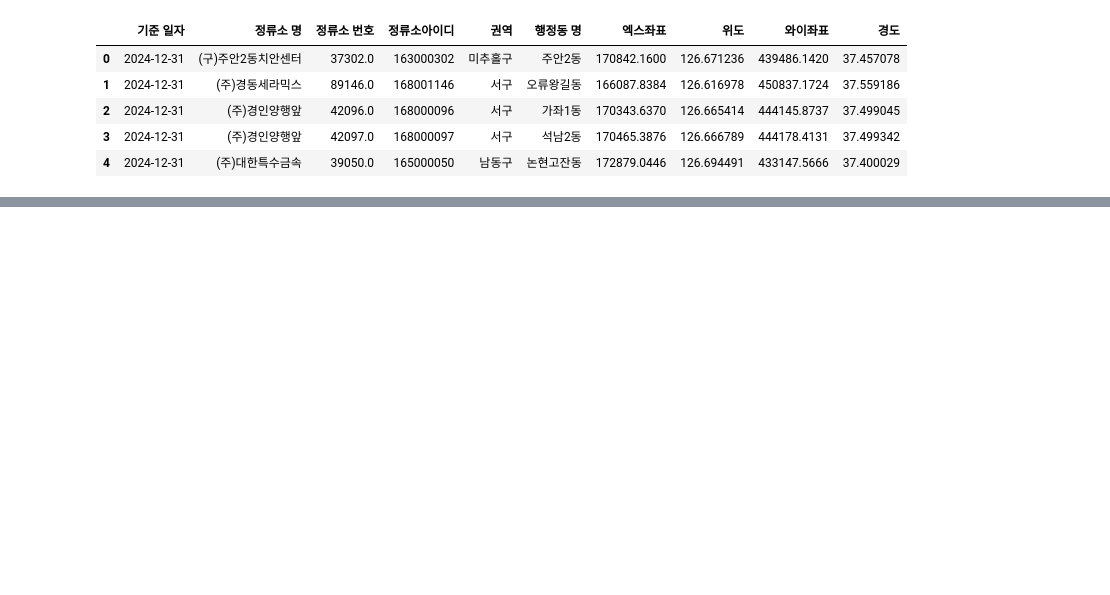
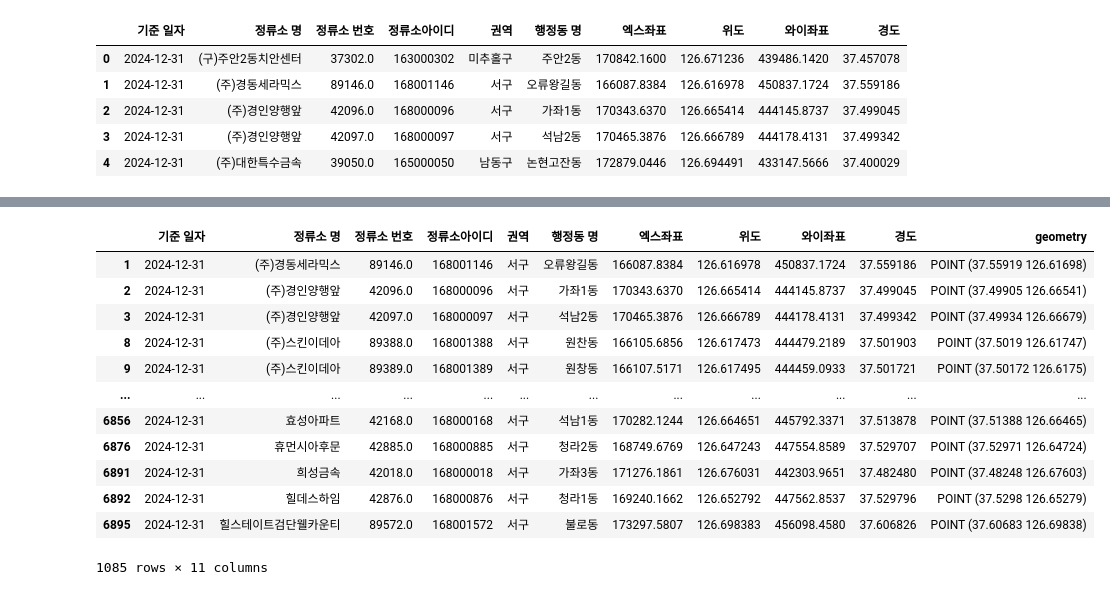
Before and after one commit to taegyeong0225/seogu-bus-optimization, a Jupyter notebook: analysis/02_인천_서구_버스_노선.ipynb, the cells around one changed output, grey strips where cells are left out. Drawn from its saved outputs; the diff is of its cells as text; code cells hidden in the pictures; blank space fills up the shorter version.

```diff
--- a/analysis/02_인천_서구_버스_노선.ipynb
+++ b/analysis/02_인천_서구_버스_노선.ipynb
@@ -60,3 +59,8 @@ df.head()
 | 2 | 2024-12-31 | (주)경인양행앞 | 42096.0 | 168000096 | 서구 | 가좌1동 | 170343.6370 | 126.665414 | 444145.8737 | 37.499045 |
 | 3 | 2024-12-31 | (주)경인양행앞 | 42097.0 | 168000097 | 서구 | 석남2동 | 170465.3876 | 126.666789 | 444178.4131 | 37.499342 |
 | 4 | 2024-12-31 | (주)대한특수금속 | 39050.0 | 165000050 | 남동구 | 논현고잔동 | 172879.0446 | 126.694491 | 433147.5666 | 37.400029 |
+# %%
+# 위도랑 경도 제대로 고치기
+df = df.rename(columns={'위도': '경도_tmp', '경도': '위도'})
+df = df.rename(columns={'경도_tmp': '경도'})
+df
@@ -63,6 +81,15 @@ df.head()
 # %%
-df = df[df['권역'] == '서구']
+# 1. 원본에서 복사본 생성 (명시적 copy)
+df = df.copy()
 
-df['geometry'] = df.apply(lambda row: Point(row['경도'], row['위도']), axis=1)
+# 2. 권역 컬럼 공백 제거
+df['권역'] = df['권역'].str.strip()
 
+# 3. 서구만 필터링
+df = df[df['권역'] == '서구'].copy()
+
+# 4. geometry 생성 (Point(경도, 위도))
+df['geometry'] = df.apply(lambda row: Point(row['위도'], row['경도']), axis=1)
+
+# 5. GeoDataFrame 생성
 gdf_seogu_bus = gpd.GeoDataFrame(df, geometry='geometry', crs='EPSG:4326')
@@ -75,13 +96,12 @@ See the caveats in the documentation: https://pandas.pydata.org/pandas-docs/stab
 # %%
-# 평균 중심 계산 (경도 ↔ 위도 스왑)
-center_lat = gdf_seogu_bus['경도'].mean()  # 실제 위도
-center_lon = gdf_seogu_bus['위도'].mean()  # 실제 경도
+center_lat = gdf_seogu_bus['위도'].mean()  # 실제 위도
+center_lon = gdf_seogu_bus['경도'].mean()  # 실제 경도
 
 m = folium.Map(location=[center_lat, center_lon], zoom_start=13)
 
 for _, row in gdf_seogu_bus.iterrows():
     folium.CircleMarker(
-        location=[row['경도'], row['위도']],  # ✅ 위도, 경도 순서!
+        location=[row['위도'], row['경도']],
         radius=3,
         color='blue',
         fill=True,
@@ -94,0 +259,27 @@ m
+# %%
+# 좌표계 지정 (EPSG:4326은 위도-경도 좌표계)
+gdf_seogu_bus.set_crs(epsg=4326, inplace=True)
+
+# 위도, 경도 순서가 아니라 → 경도, 위도 순서로 입력해야 함
+df['geometry'] = df.apply(lambda row: Point(row['경도'], row['위도']), axis=1)
+gdf_seogu_bus = gpd.GeoDataFrame(df, geometry='geometry', crs='EPSG:4326')
+gdf_seogu_bus['geometry'] = gdf_seogu_bus.apply(lambda row: Point(row['경도'], row['위도']), axis=1)
+
+# 올바르게 geometry 재생성
+gdf_seogu_bus['geometry'] = gdf_seogu_bus.apply(lambda row: Point(row['경도'], row['위도']), axis=1)
+gdf_seogu_bus.set_crs(epsg=4326, inplace=True)
+gdf_seogu_bus
+# %% [output]
+|  | 기준 일자 | 정류소 명 | 정류소 번호 | 정류소아이디 | 권역 | 행정동 명 | 엑스좌표 | 위도 | 와이좌표 | 경도 | geometry |
+| 1 | 2024-12-31 | (주)경동세라믹스 | 89146.0 | 168001146 | 서구 | 오류왕길동 | 166087.8384 | 126.616978 | 450837.1724 | 37.559186 | POINT (37.55919 126.61698) |
+| 2 | 2024-12-31 | (주)경인양행앞 | 42096.0 | 168000096 | 서구 | 가좌1동 | 170343.6370 | 126.665414 | 444145.8737 | 37.499045 | POINT (37.49905 126.66541) |
+| 3 | 2024-12-31 | (주)경인양행앞 | 42097.0 | 168000097 | 서구 | 석남2동 | 170465.3876 | 126.666789 | 444178.4131 | 37.499342 | POINT (37.49934 126.66679) |
+| 8 | 2024-12-31 | (주)스킨이데아 | 89388.0 | 168001388 | 서구 | 원찬동 | 166105.6856 | 126.617473 | 444479.2189 | 37.501903 | POINT (37.5019 126.61747) |
+| 9 | 2024-12-31 | (주)스킨이데아 | 89389.0 | 168001389 | 서구 | 원창동 | 166107.5171 | 126.617495 | 444459.0933 | 37.501721 | POINT (37.50172 126.6175) |
+| ... | ... | ... | ... | ... | ... | ... | ... | ... | ... | ... | ... |
+| 6856 | 2024-12-31 | 효성아파트 | 42168.0 | 168000168 | 서구 | 석남1동 | 170282.1244 | 126.664651 | 445792.3371 | 37.513878 | POINT (37.51388 126.66465) |
+| 6876 | 2024-12-31 | 휴먼시아후문 | 42885.0 | 168000885 | 서구 | 청라2동 | 168749.6769 | 126.647243 | 447554.8589 | 37.529707 | POINT (37.52971 126.64724) |
+| 6891 | 2024-12-31 | 희성금속 | 42018.0 | 168000018 | 서구 | 가좌3동 | 171276.1861 | 126.676031 | 442303.9651 | 37.482480 | POINT (37.48248 126.67603) |
+| 6892 | 2024-12-31 | 힐데스하임 | 42876.0 | 168000876 | 서구 | 청라1동 | 169240.1662 | 126.652792 | 447562.8537 | 37.529796 | POINT (37.5298 126.65279) |
+| 6895 | 2024-12-31 | 힐스테이트검단웰카운티 | 89572.0 | 168001572 | 서구 | 불로동 | 173297.5807 | 126.698383 | 456098.4580 | 37.606826 | POINT (37.60683 126.69838) |
+1085 rows × 11 columns
```
Also changed, not shown: parts of 27 cells of this notebook, 1 other file.
